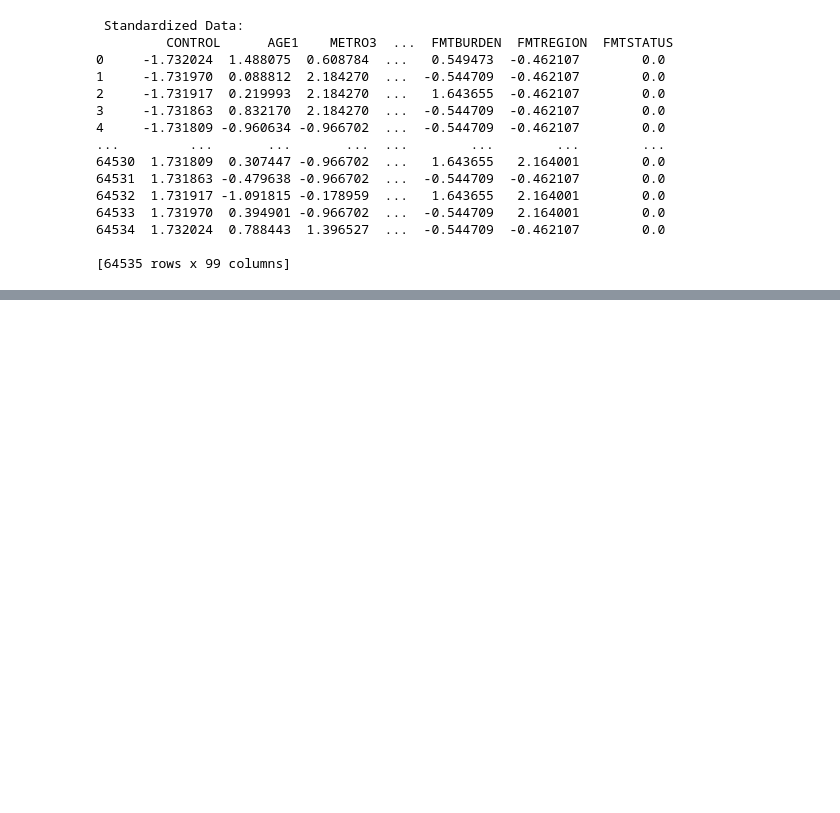
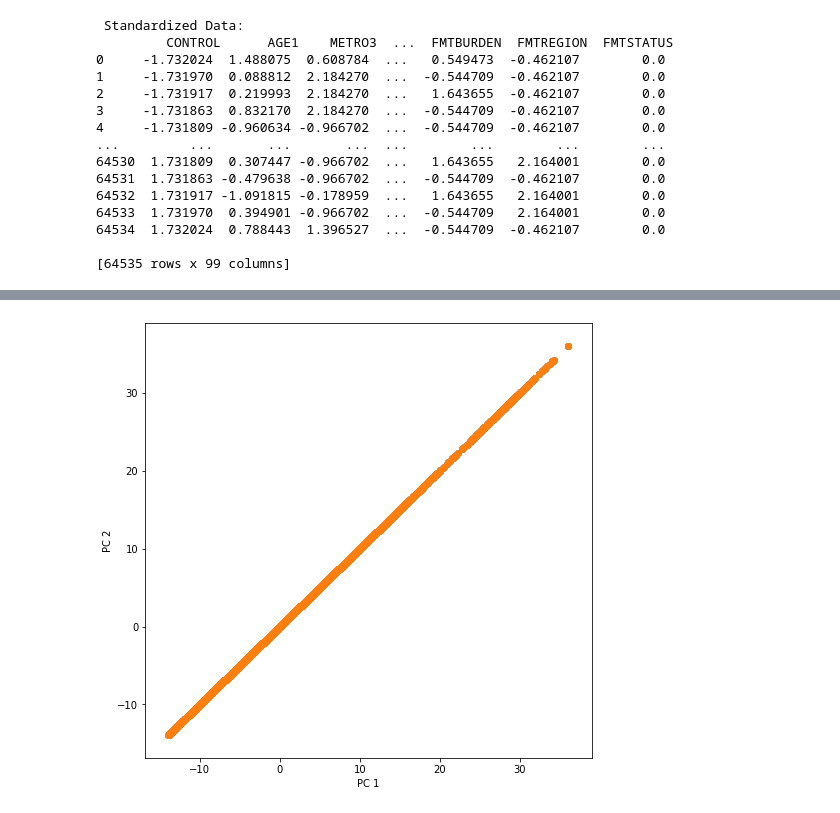
Before and after one commit to AuFeld/DS-Unit-1-Sprint-3-Linear-Algebra, a Jupyter notebook: module3-dimensionality-reduction/Chase_Goldfeld_LS_DS_133_High_Dimensional_Data_Assignment.ipynb, the cells around one changed output, grey strips where cells are left out. Cells and saved outputs as stored; diff of their text form; code cells hidden in the pictures; blank space fills up the shorter version.

Commit message:
Completed DS133 w/ PCA Graph

```diff
--- a/module3-dimensionality-reduction/Chase_Goldfeld_LS_DS_133_High_Dimensional_Data_Assignment.ipynb
+++ b/module3-dimensionality-reduction/Chase_Goldfeld_LS_DS_133_High_Dimensional_Data_Assignment.ipynb
@@ -284,9 +284,11 @@ print("\n Standardized Data: \n", Z)
 # %%
 # create the PCA instance
 
-pca = PCA(2)
+pca1 = PCA(2)
+pca2 = PCA(3)
 # %%
 # fit on data
 
-pca.fit(Z)
+pca1.fit(Z)
+pca2.fit(Z)
 # %% [output]
@@ -318,7 +320,7 @@ print("\n Eigenvalues: \n",pca.explained_variance_)
 # %%
 # transform the data
 
-B = pca.transform(Z)
+B = pca1.transform(Z)
 print("\n Projected Data: \n", B)
 # %% [output]
  Projected Data:
@@ -331,0 +334,3 @@ print("\n Projected Data: \n", B)
+# %%
+C = pca2.transform(Z)
+print("\n Projected Data: \n", C)
@@ -332,3 +346,13 @@ print("\n Projected Data: \n", B)
+# %%
+plt.figure(figsize=(8, 8))
+plt.scatter(B, B)
+plt.scatter(C, C)
+
+plt.xlabel('PC 1')
+plt.ylabel('PC 2')
+plt.show()
+# %% [output]
+[figure, added]
 # %% [markdown]
 # Stretch Goals
 
```
Also changed, not shown: parts of 4 cells of this notebook.
